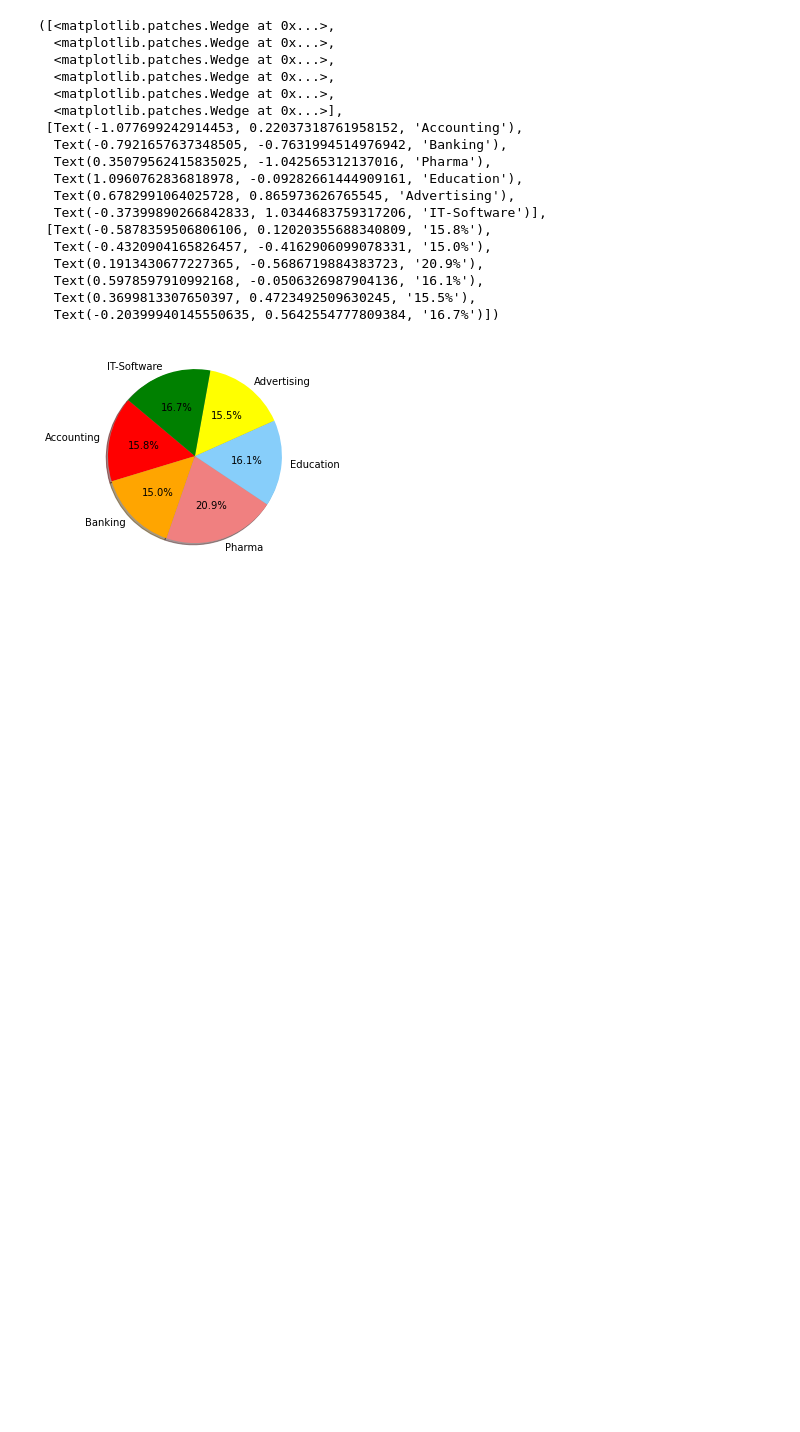
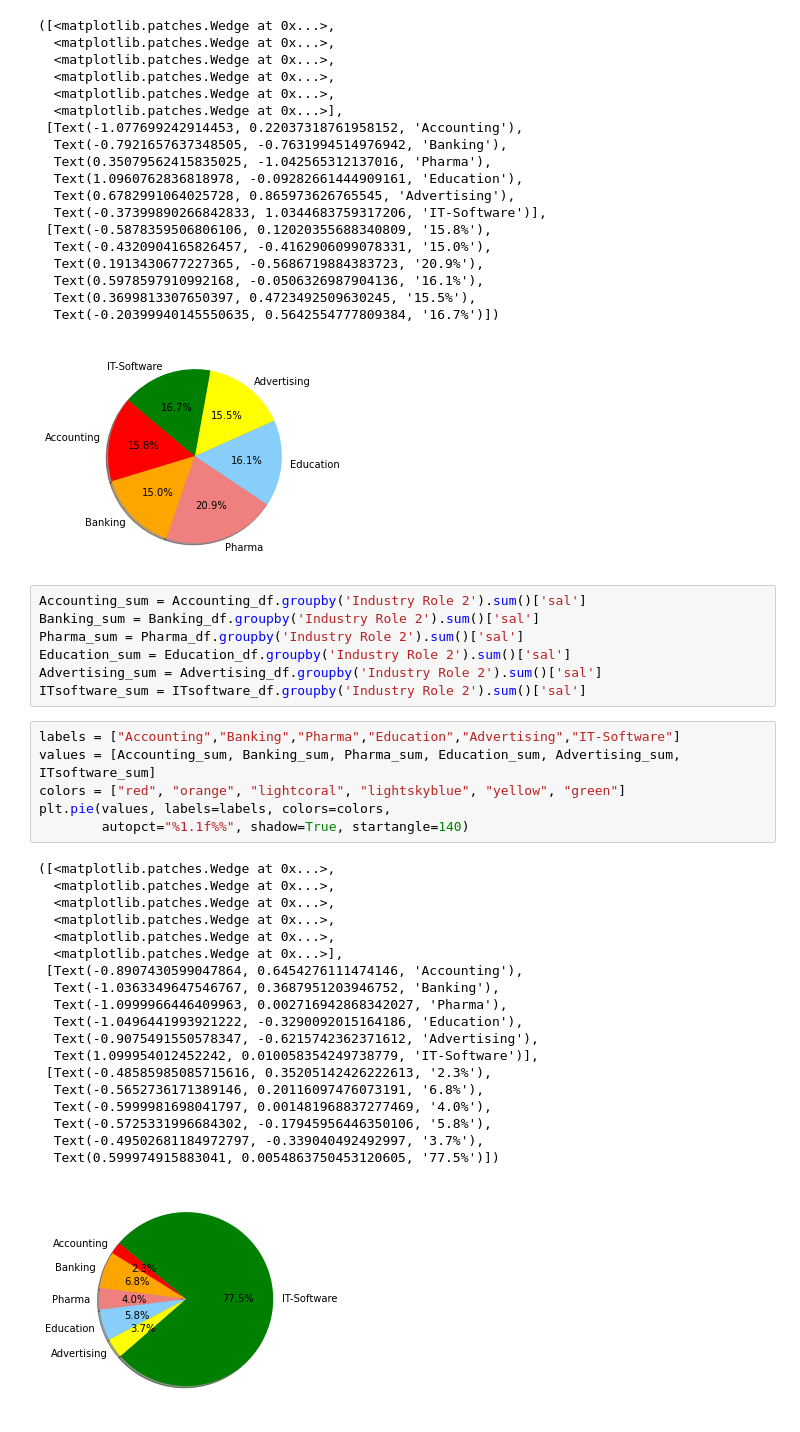
Before and after one commit to MCadotte415/project1, a Jupyter notebook: salary based on industry.ipynb, the cells around one changed output. Drawn from its saved outputs; the diff is of its cells as text; blank space fills up the shorter version.

```diff
--- a/salary based on industry.ipynb
+++ b/salary based on industry.ipynb
@@ -273,3 +273,36 @@ plt.pie(values, labels=labels, colors=colors,
   Text(0.3699813307650397, 0.4723492509630245, '15.5%'),
   Text(-0.20399940145550635, 0.5642554777809384, '16.7%')])
 [figure]
+# %%
+Accounting_sum = Accounting_df.groupby('Industry Role 2').sum()['sal']
+Banking_sum = Banking_df.groupby('Industry Role 2').sum()['sal']
+Pharma_sum = Pharma_df.groupby('Industry Role 2').sum()['sal']
+Education_sum = Education_df.groupby('Industry Role 2').sum()['sal']
+Advertising_sum = Advertising_df.groupby('Industry Role 2').sum()['sal']
+ITsoftware_sum = ITsoftware_df.groupby('Industry Role 2').sum()['sal']
+# %%
+labels = ["Accounting","Banking","Pharma","Education","Advertising","IT-Software"]
+values = [Accounting_sum, Banking_sum, Pharma_sum, Education_sum, Advertising_sum, ITsoftware_sum]
+colors = ["red", "orange", "lightcoral", "lightskyblue", "yellow", "green"]
+plt.pie(values, labels=labels, colors=colors,
+        autopct="%1.1f%%", shadow=True, startangle=140)
+# %% [output]
+([<matplotlib.patches.Wedge at 0x...>,
+  <matplotlib.patches.Wedge at 0x...>,
+  <matplotlib.patches.Wedge at 0x...>,
+  <matplotlib.patches.Wedge at 0x...>,
+  <matplotlib.patches.Wedge at 0x...>,
+  <matplotlib.patches.Wedge at 0x...>],
+ [Text(-0.8907430599047864, 0.6454276111474146, 'Accounting'),
+  Text(-1.0363349647546767, 0.3687951203946752, 'Banking'),
+  Text(-1.0999966446409963, 0.002716942868342027, 'Pharma'),
+  Text(-1.0496441993921222, -0.3290092015164186, 'Education'),
+  Text(-0.9075491550578347, -0.6215742362371612, 'Advertising'),
+  Text(1.099954012452242, 0.010058354249738779, 'IT-Software')],
+ [Text(-0.48585985085715616, 0.35205142426222613, '2.3%'),
+  Text(-0.5652736171389146, 0.20116097476073191, '6.8%'),
+  Text(-0.5999981698041797, 0.001481968837277469, '4.0%'),
+  Text(-0.5725331996684302, -0.17945956446350106, '5.8%'),
+  Text(-0.49502681184972797, -0.339040492492997, '3.7%'),
+  Text(0.599974915883041, 0.0054863750453120605, '77.5%')])
+[figure, added]
```
